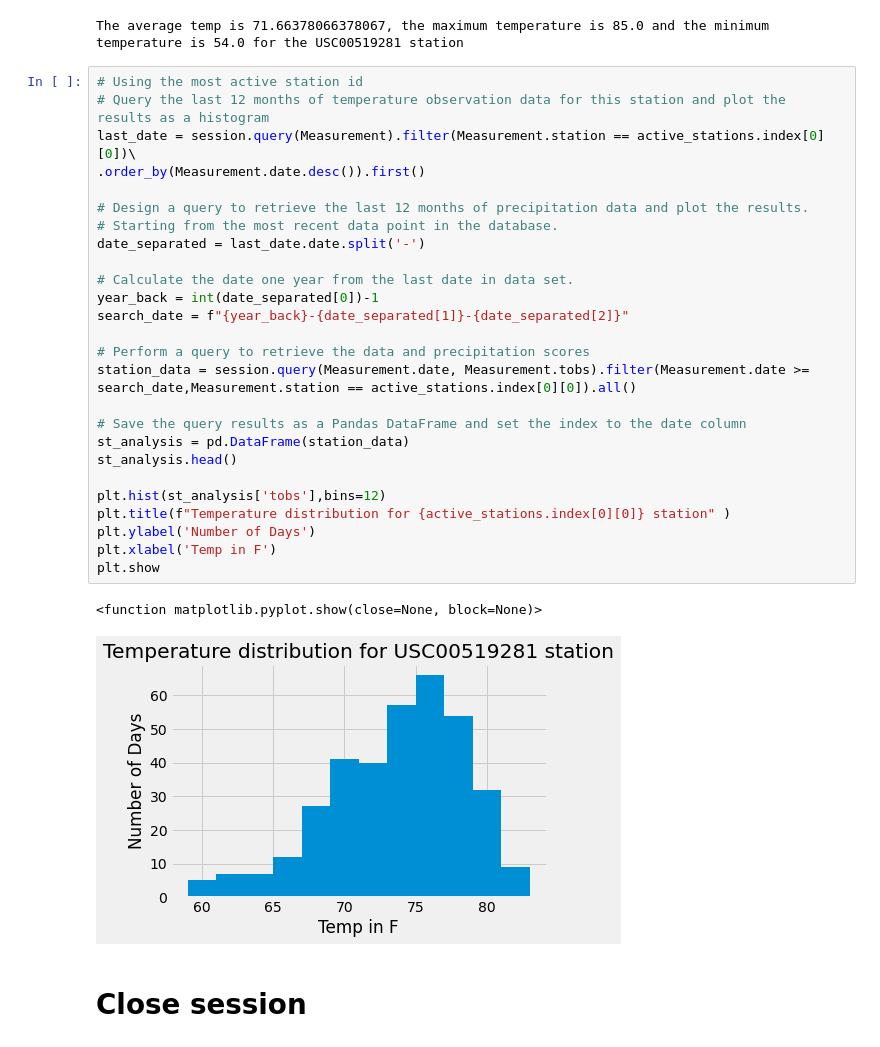
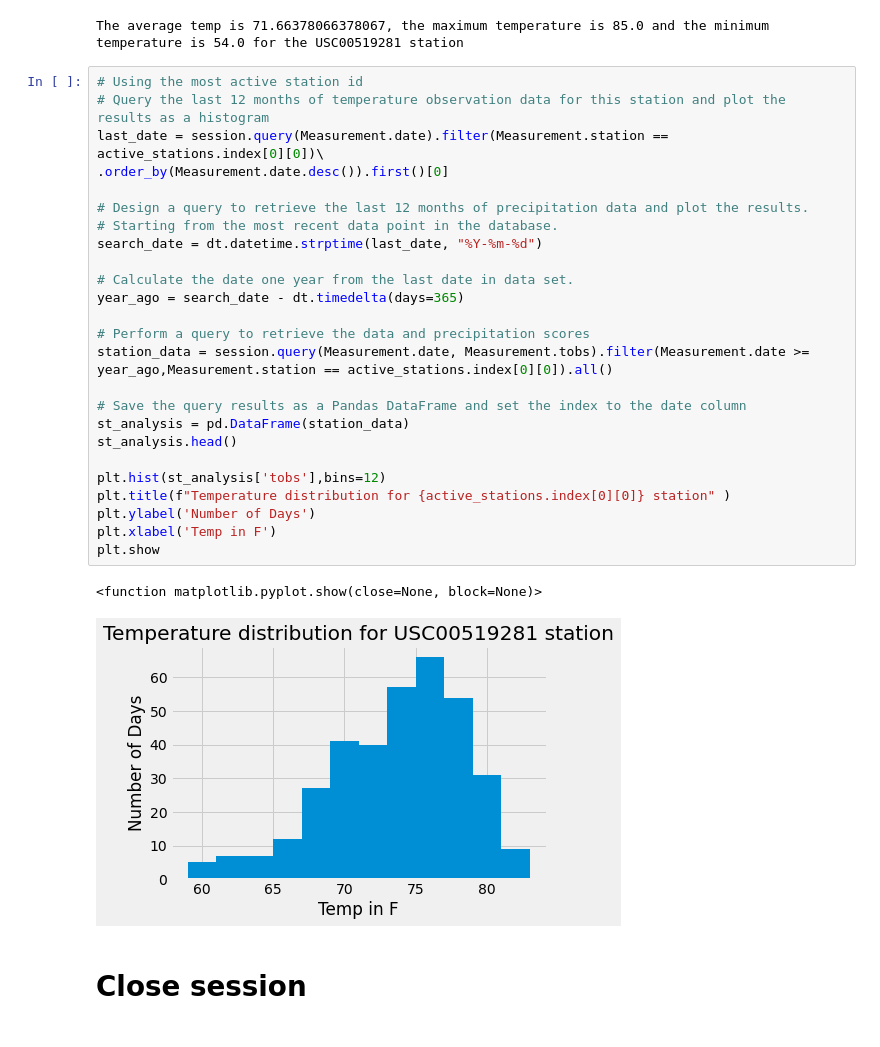
Before and after one commit to erik-hernandez-25/sqlalchemy-challenge, a Jupyter notebook: climate_starter.ipynb, the cells around one changed output. Saved outputs shown, nothing was run; the diff lists cells and outputs as text.

```diff
--- a/climate_starter.ipynb
+++ b/climate_starter.ipynb
@@ -168,32 +167,31 @@ The average temp is 71.66378066378067, the maximum temperature is 85.0 and the m
 # %%
 # Using the most active station id
 # Query the last 12 months of temperature observation data for this station and plot the results as a histogram
-last_date = session.query(Measurement).filter(Measurement.station == active_stations.index[0][0])\
-.order_by(Measurement.date.desc()).first()
+last_date = session.query(Measurement.date).filter(Measurement.station == active_stations.index[0][0])\
+.order_by(Measurement.date.desc()).first()[0]
 
 # Design a query to retrieve the last 12 months of precipitation data and plot the results.
 # Starting from the most recent data point in the database.
-date_separated = last_date.date.split('-')
+search_date = dt.datetime.strptime(last_date, "%Y-%m-%d")
 
 # Calculate the date one year from the last date in data set.
-year_back = int(date_separated[0])-1
-search_date = f"{year_back}-{date_separated[1]}-{date_separated[2]}"
+year_ago = search_date - dt.timedelta(days=365)
 
 # Perform a query to retrieve the data and precipitation scores
-station_data = session.query(Measurement.date, Measurement.tobs).filter(Measurement.date >= search_date,Measurement.station == active_stations.index[0][0]).all()
+station_data = session.query(Measurement.date, Measurement.tobs).filter(Measurement.date >= year_ago,Measurement.station == active_stations.index[0][0]).all()
 
 # Save the query results as a Pandas DataFrame and set the index to the date column
 st_analysis = pd.DataFrame(station_data)
 st_analysis.head()
 
 plt.hist(st_analysis['tobs'],bins=12)
 plt.title(f"Temperature distribution for {active_stations.index[0][0]} station" )
 plt.ylabel('Number of Days')
 plt.xlabel('Temp in F')
 plt.show
 # %% [output]
 <function matplotlib.pyplot.show(close=None, block=None)>
-[figure, old version]
+[figure, new version]
 # %% [markdown]
 # Close session
 # %%
```
Also changed, not shown: parts of 5 cells of this notebook, 2 other files.
